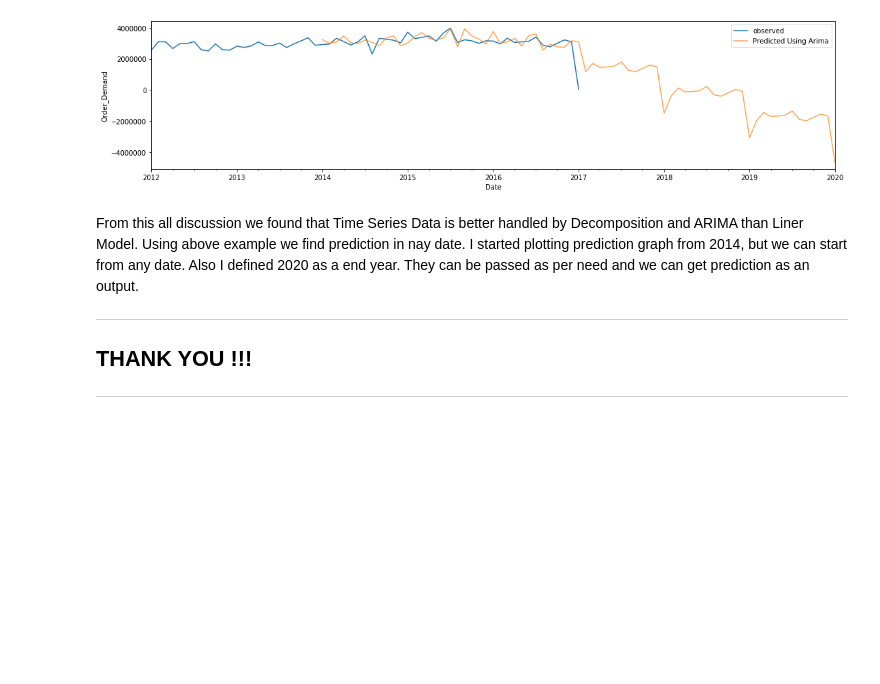
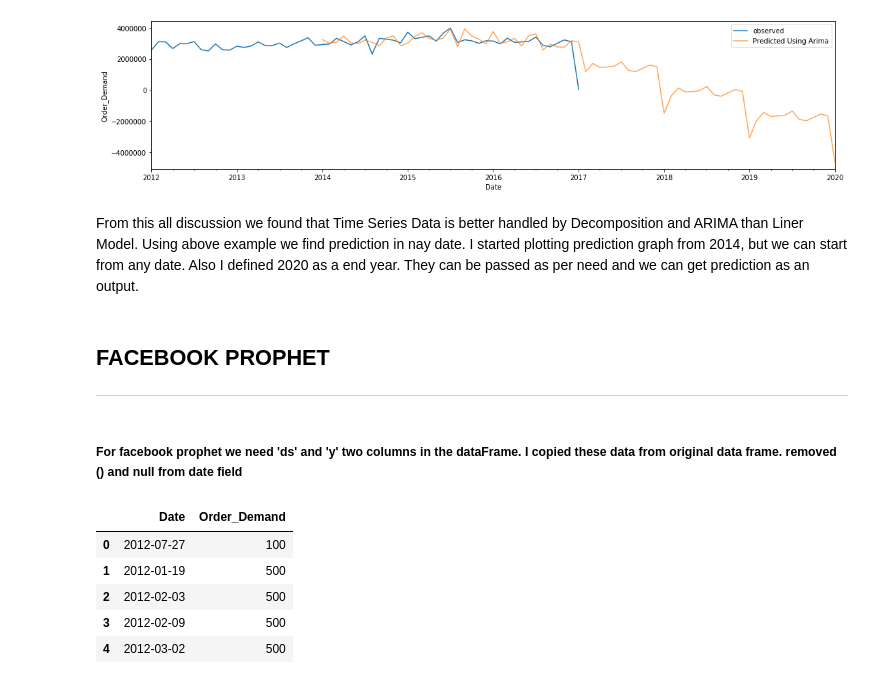
Before and after one commit to pramil-paudel/EECS-731_HW_5, a Jupyter notebook: notebooks/1.0-wwp.ipynb, the cells around one changed output. Saved outputs shown, nothing was run; the diff lists cells and outputs as text; code cells hidden in the pictures; blank space fills up the shorter version.

```diff
--- a/notebooks/1.0-wwp.ipynb
+++ b/notebooks/1.0-wwp.ipynb
@@ -607,8 +616,19 @@ plt.show()
 [figure]
 # %% [markdown]
 From this all discussion we found that Time Series Data is better handled by Decomposition and ARIMA than Liner Model. Using above example we find prediction in nay date. I started plotting prediction graph from 2014, but we can start from any date. Also I defined 2020 as a end year. They can be passed as per need and we can get prediction as an output.
-
-----
-THANK YOU !!!
------
------
+# %% [markdown]
+## FACEBOOK PROPHET
+----
+# %% [markdown]
+##### For facebook prophet we need 'ds' and 'y' two columns in the dataFrame. I copied these data from original data frame. removed () and null from date field
+# %%
+columns = ['Date','Order_Demand']
+prophet_df = raw_df.filter(items=columns)
+prophet_df.head()
+# %% [output]
+|  | Date | Order_Demand |
+| 0 | 2012-07-27 | 100 |
+| 1 | 2012-01-19 | 500 |
+| 2 | 2012-02-03 | 500 |
+| 3 | 2012-02-09 | 500 |
+| 4 | 2012-03-02 | 500 |
```
Also changed, not shown: parts of 15 cells of this notebook.
